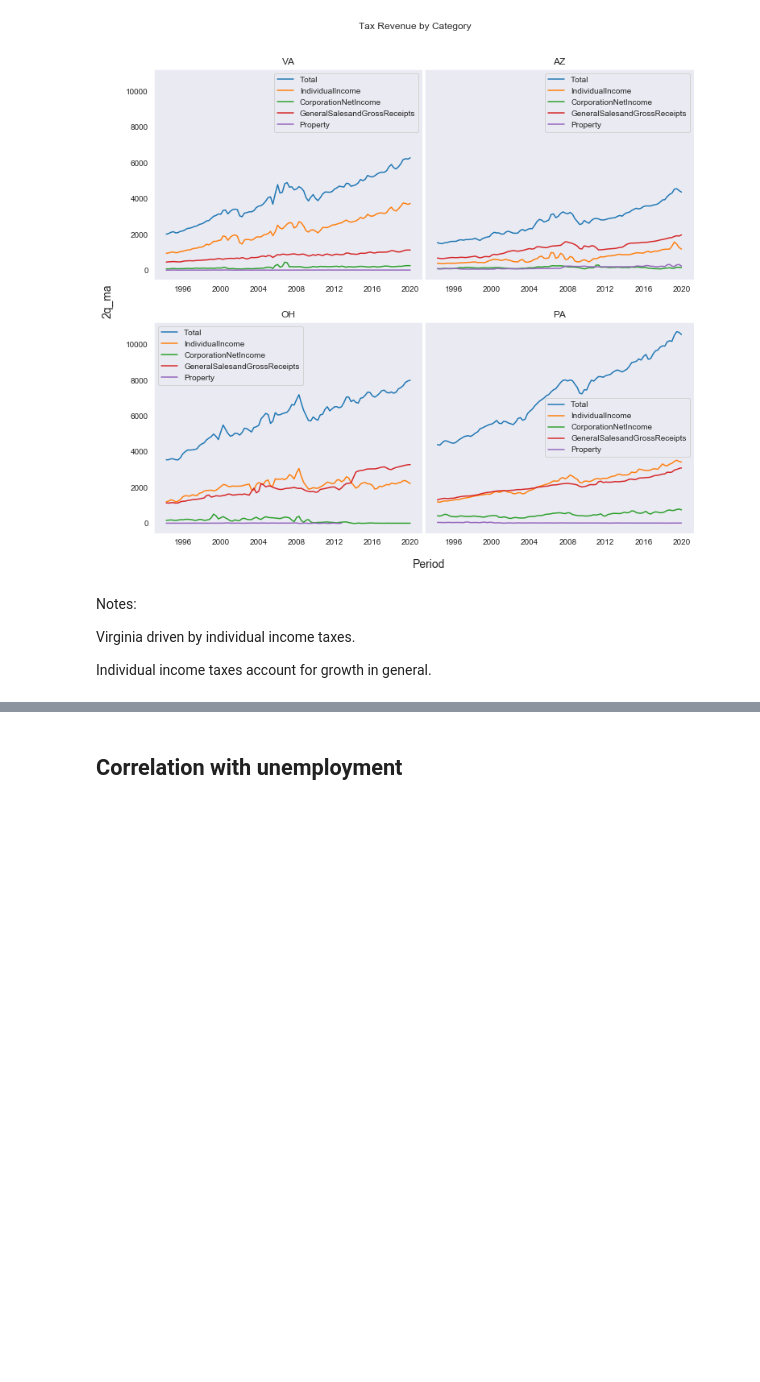
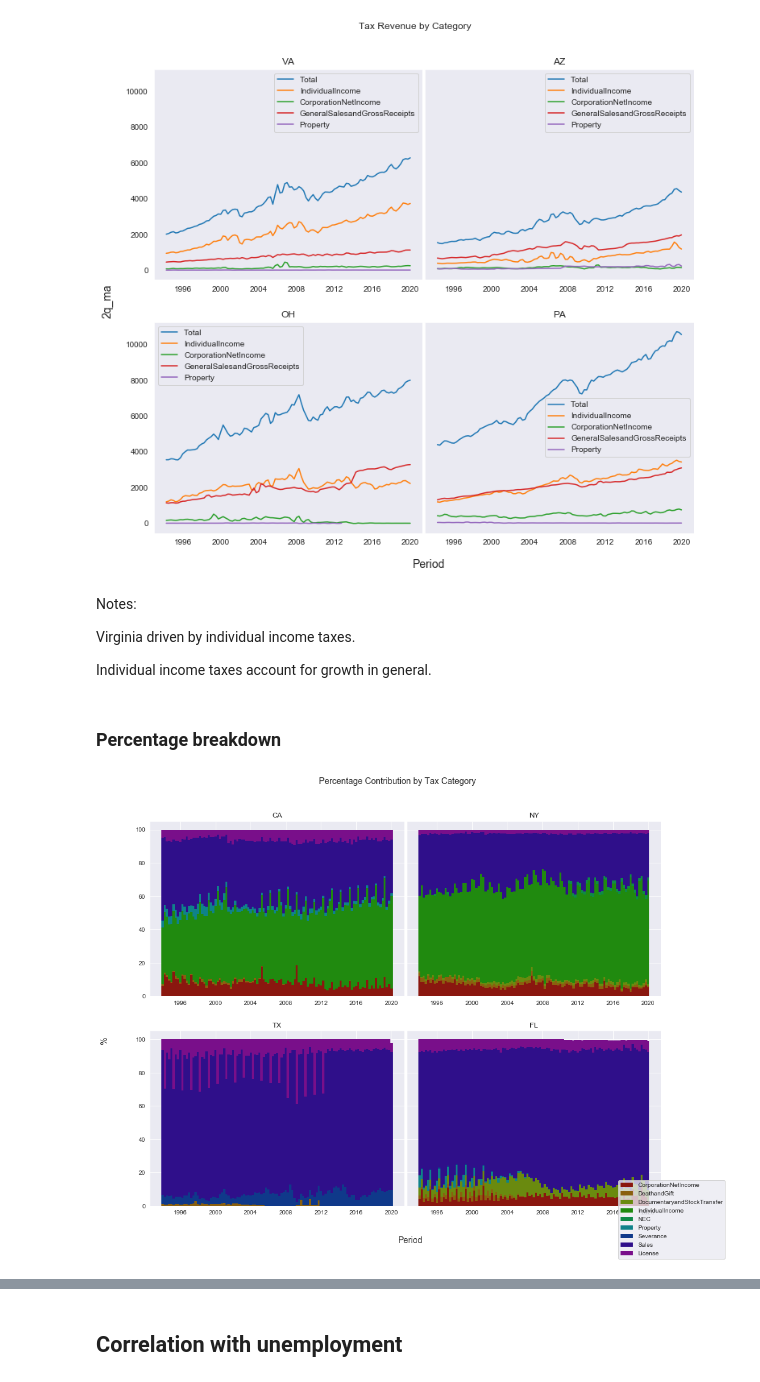
Before and after one commit to rcstein/qtax, a Jupyter notebook: QTax Data Analysis.ipynb, the cells around one changed output, grey strips where cells are left out. Saved outputs shown, nothing was run; the diff lists cells and outputs as text; code cells hidden in the pictures; blank space fills up the shorter version.

Commit message:
Add stacked bar charts showing percentage breakdown of tax revenue and initial regression analysis.

```diff
--- a/QTax Data Analysis.ipynb
+++ b/QTax Data Analysis.ipynb
@@ -147,6 +147,13 @@ def filter_data(category = 'Total', value = '2q_gr', states = 'all', melt = Fals
     else:
         data.index = data.index.to_period(freq = 'Q')
         return data
+
+def merge_cols(df, cols, new_col_name):
+    """Replaces columns with one column containing their sum. Used for combining sales taxes and licenses taxes
+    into Sales and License categories."""
+    df[new_col_name] = df[cols].sum(axis = 1)
+    df = df.drop(cols, axis = 1)
+    return df
 # %% [markdown]
 ### Plotting functions <a class="anchor" id="funcs1"></a>
 # %%
@@ -655,3 +725,5 @@ Notes:
 Virginia driven by individual income taxes.
 
 Individual income taxes account for growth in general.
+# %% [markdown]
+### Percentage breakdown
@@ -657,0 +732,7 @@ Individual income taxes account for growth in general.
+# %%
+# High GDP states
+fig, axs = plot_pct_comp(subset = 'all', states = high_gdp)
+fig.subplots_adjust(wspace = .01, hspace = .2)
+plt.show()
+# %% [output]
+[figure, added]
```
Also changed, not shown: parts of 27 cells of this notebook, 5 other files.
